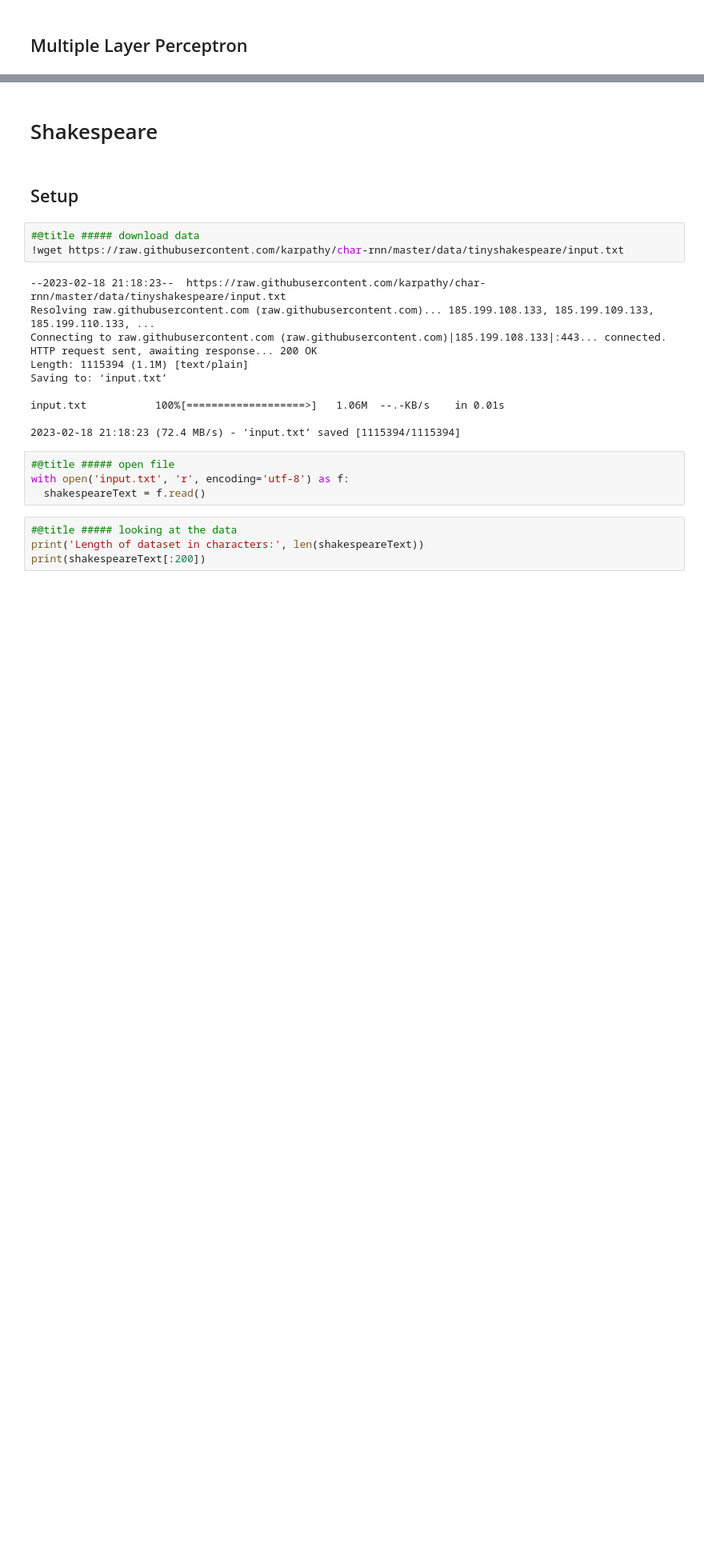
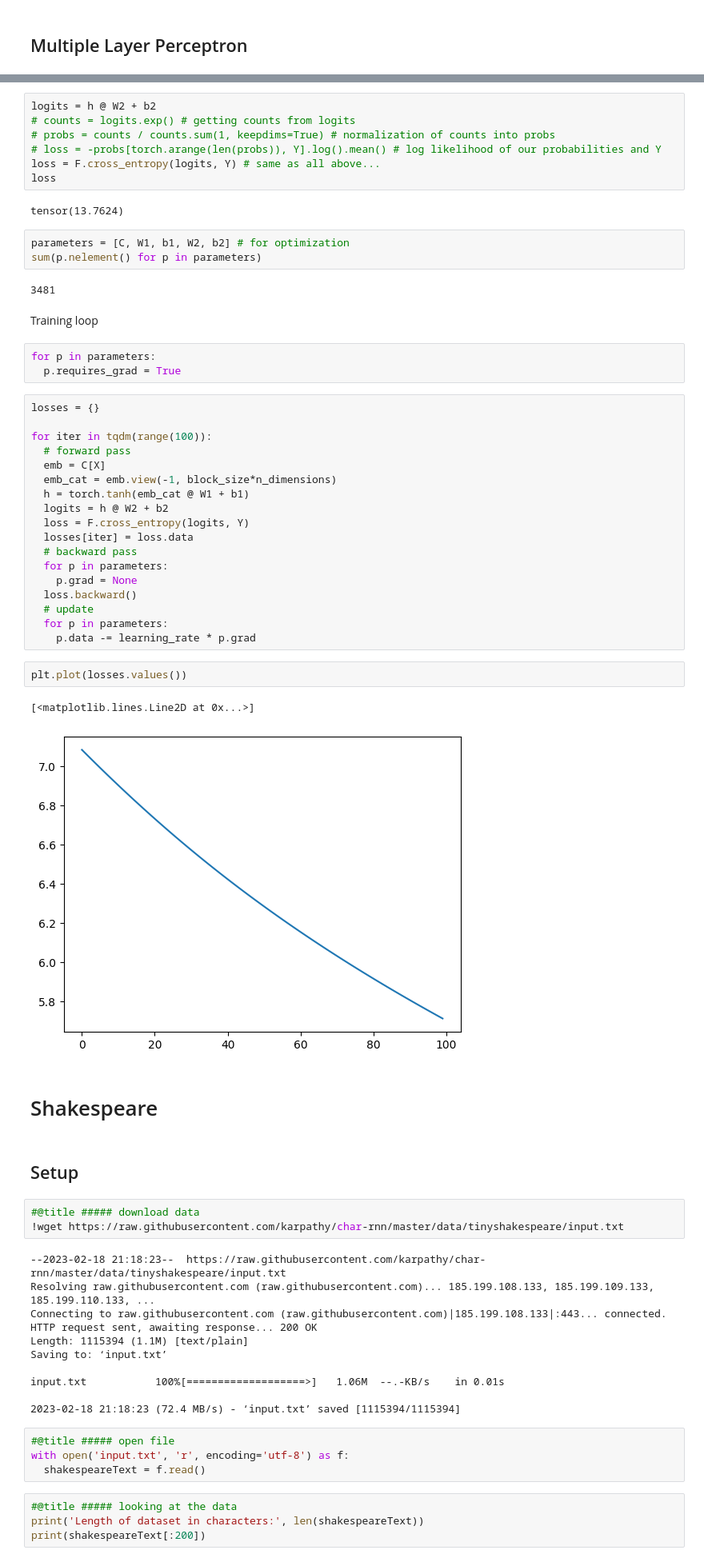
Before and after one commit to alibekk93/NLP_practice, a Jupyter notebook: Makemore_tutorial_01.ipynb, the cells around one changed output, grey strips where cells are left out. Shown: that part at 80% size. Saved outputs shown, nothing was run; the diff lists cells and outputs as text; blank space fills up the shorter version.

```diff
--- a/Makemore_tutorial_01.ipynb
+++ b/Makemore_tutorial_01.ipynb
@@ -226,3 +316,45 @@ mar
+# %%
+logits = h @ W2 + b2
+# counts = logits.exp() # getting counts from logits
+# probs = counts / counts.sum(1, keepdims=True) # normalization of counts into probs
+# loss = -probs[torch.arange(len(probs)), Y].log().mean() # log likelihood of our probabilities and Y
+loss = F.cross_entropy(logits, Y) # same as all above...
+loss
+# %% [output]
+tensor(13.7624)
+# %%
+parameters = [C, W1, b1, W2, b2] # for optimization
+sum(p.nelement() for p in parameters)
+# %% [output]
+3481
+# %% [markdown]
+Training loop
+# %%
+for p in parameters:
+  p.requires_grad = True
+# %%
+losses = {}
+
+for iter in tqdm(range(100)):
+  # forward pass
+  emb = C[X]
+  emb_cat = emb.view(-1, block_size*n_dimensions)
+  h = torch.tanh(emb_cat @ W1 + b1)
+  logits = h @ W2 + b2
+  loss = F.cross_entropy(logits, Y)
+  losses[iter] = loss.data
+  # backward pass
+  for p in parameters:
+    p.grad = None
+  loss.backward()
+  # update
+  for p in parameters:
+    p.data -= learning_rate * p.grad
+# %%
+plt.plot(losses.values())
+# %% [output]
+[<matplotlib.lines.Line2D at 0x...>]
+[figure, added]
 # %% [markdown]
 # Shakespeare
 # %% [markdown]
```
Also changed, not shown: parts of 17 cells of this notebook.
